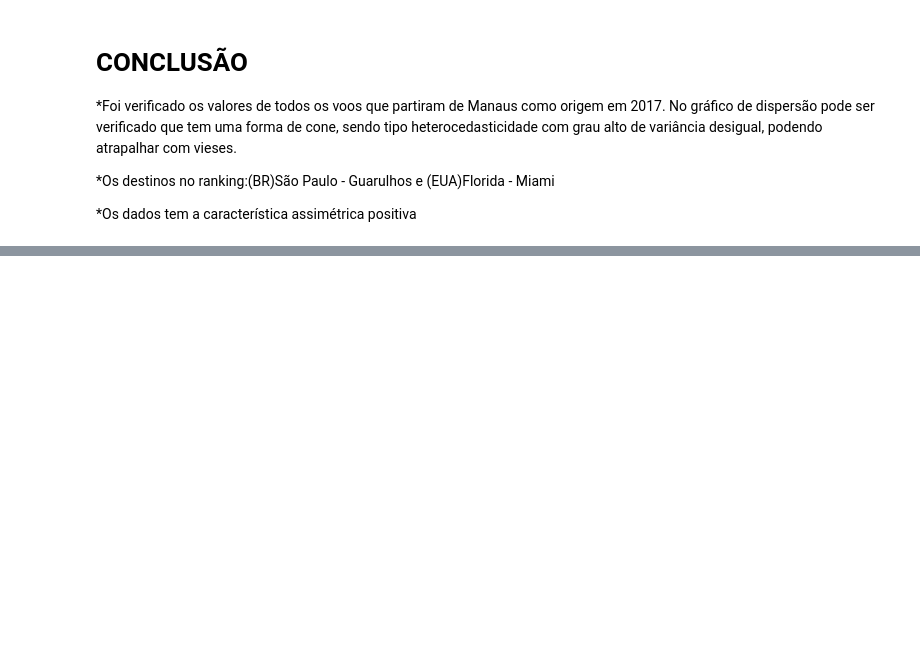
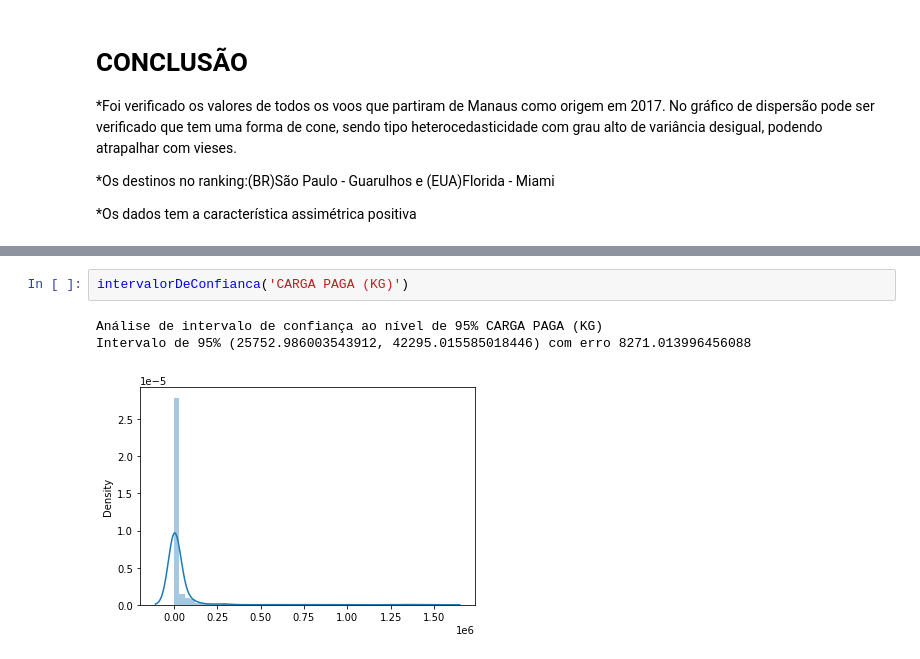
Before and after one commit to MaisaVidal/trabalho_estatistica, a Jupyter notebook: pcorrea-esilva.ipynb, the cells around one changed output, grey strips where cells are left out. Cells and saved outputs as stored; diff of their text form; blank space fills up the shorter version.

```diff
--- a/pcorrea-esilva.ipynb
+++ b/pcorrea-esilva.ipynb
@@ -262,0 +307,6 @@ plotDist('BAGAGEM (KG)')
+# %%
+intervalorDeConfianca('CARGA PAGA (KG)')
+# %% [output]
+Análise de intervalo de confiança ao nível de 95% CARGA PAGA (KG)
+Intervalo de 95% (25752.986003543912, 42295.015585018446) com erro 8271.013996456088
+[figure, added]
```
Also changed, not shown: parts of 7 cells of this notebook.
